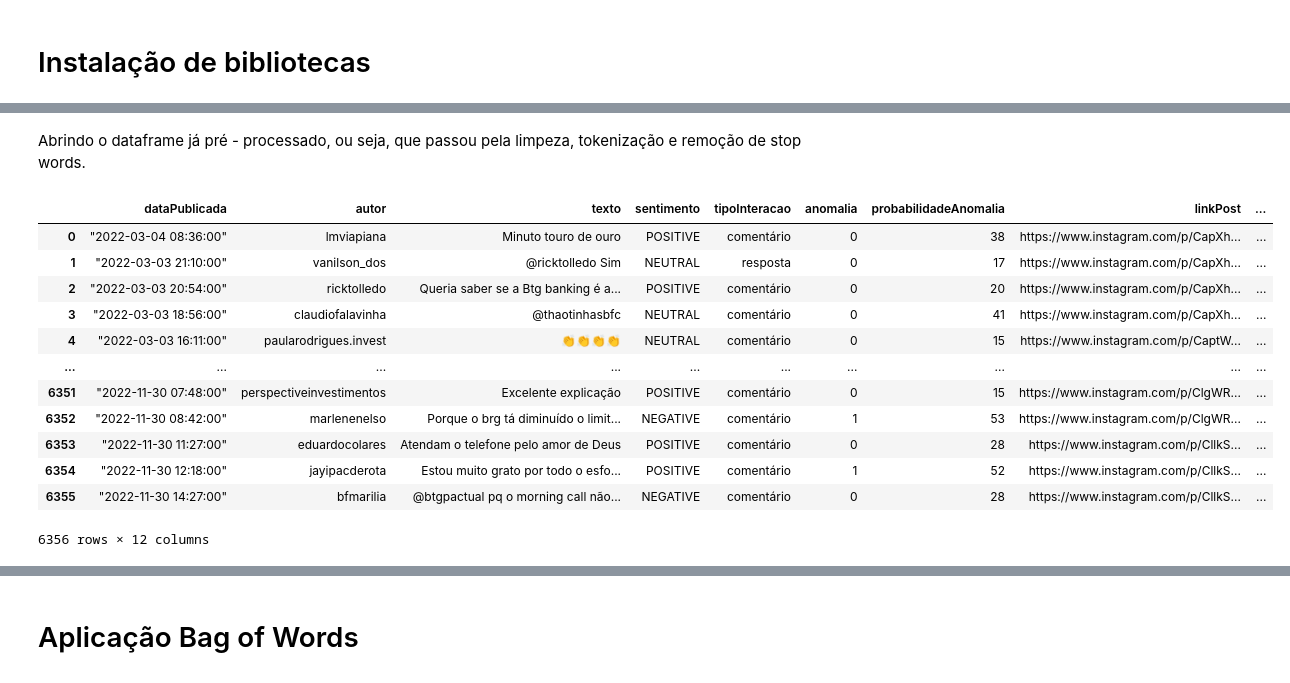
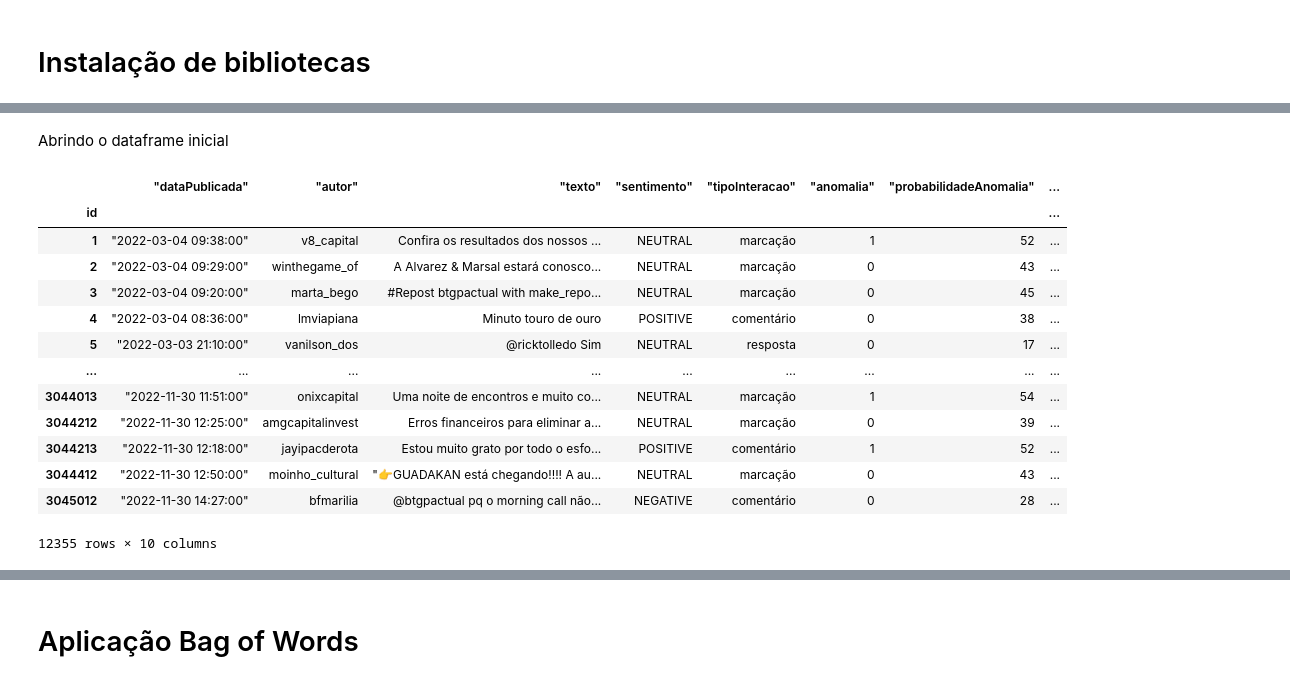
Before and after one commit to 2023M6T4-Inteli/Projeto4, a Jupyter notebook: src/bag_of_words.ipynb, the cells around one changed output, grey strips where cells are left out. Cells and saved outputs as stored; diff of their text form; code cells hidden in the pictures.

Commit message:
ajustes pré processamento, bow e naive bayes

```diff
--- a/src/bag_of_words.ipynb
+++ b/src/bag_of_words.ipynb
@@ -41,20 +100,21 @@ from sklearn.feature_extraction.text import CountVectorizer
 # %% [markdown]
-Abrindo o dataframe já pré - processado, ou seja, que passou pela limpeza, tokenização e remoção de stop words.
+Abrindo o dataframe inicial
 # %%
-pre_processing = pd.read_csv('../output/pre_processamento.csv')
+df = pd.read_excel('../base/base.xlsx', index_col=0)
 # %%
-pre_processing
+df
 # %% [output]
-|  | dataPublicada | autor | texto | sentimento | tipoInteracao | anomalia | probabilidadeAnomalia | linkPost | ... |
-| 0 | "2022-03-04 08:36:00" | lmviapiana | Minuto touro de ouro | POSITIVE | comentário | 0 | 38 | https://www.instagram.com/p/CapXh... | ... |
-| 1 | "2022-03-03 21:10:00" | vanilson_dos | @ricktolledo Sim | NEUTRAL | resposta | 0 | 17 | https://www.instagram.com/p/CapXh... | ... |
-| 2 | "2022-03-03 20:54:00" | ricktolledo | Queria saber se a Btg banking é a... | POSITIVE | comentário | 0 | 20 | https://www.instagram.com/p/CapXh... | ... |
-| 3 | "2022-03-03 18:56:00" | claudiofalavinha | @thaotinhasbfc | NEUTRAL | comentário | 0 | 41 | https://www.instagram.com/p/CapXh... | ... |
-| 4 | "2022-03-03 16:11:00" | paularodrigues.invest | 👏👏👏👏 | NEUTRAL | comentário | 0 | 15 | https://www.instagram.com/p/CaptW... | ... |
-| ... | ... | ... | ... | ... | ... | ... | ... | ... | ... |
-| 6351 | "2022-11-30 07:48:00" | perspectiveinvestimentos | Excelente explicação | POSITIVE | comentário | 0 | 15 | https://www.instagram.com/p/ClgWR... | ... |
-| 6352 | "2022-11-30 08:42:00" | marlenenelso | Porque o brg tá diminuído o limit... | NEGATIVE | comentário | 1 | 53 | https://www.instagram.com/p/ClgWR... | ... |
-| 6353 | "2022-11-30 11:27:00" | eduardocolares | Atendam o telefone pelo amor de Deus | POSITIVE | comentário | 0 | 28 | https://www.instagram.com/p/CllkS... | ... |
-| 6354 | "2022-11-30 12:18:00" | jayipacderota | Estou muito grato por todo o esfo... | POSITIVE | comentário | 1 | 52 | https://www.instagram.com/p/CllkS... | ... |
-| 6355 | "2022-11-30 14:27:00" | bfmarilia | @btgpactual pq o morning call não... | NEGATIVE | comentário | 0 | 28 | https://www.instagram.com/p/CllkS... | ... |
+|  | "dataPublicada" | "autor" | "texto" | "sentimento" | "tipoInteracao" | "anomalia" | "probabilidadeAnomalia" | ... |
+| id |  |  |  |  |  |  |  | ... |
+| 1 | "2022-03-04 09:38:00" | v8_capital | Confira os resultados dos nossos ... | NEUTRAL | marcação | 1 | 52 | ... |
+| 2 | "2022-03-04 09:29:00" | winthegame_of | A Alvarez & Marsal estará conosco... | NEUTRAL | marcação | 0 | 43 | ... |
+| 3 | "2022-03-04 09:20:00" | marta_bego | #Repost btgpactual with make_repo... | NEUTRAL | marcação | 0 | 45 | ... |
+| 4 | "2022-03-04 08:36:00" | lmviapiana | Minuto touro de ouro | POSITIVE | comentário | 0 | 38 | ... |
+| 5 | "2022-03-03 21:10:00" | vanilson_dos | @ricktolledo Sim | NEUTRAL | resposta | 0 | 17 | ... |
+| ... | ... | ... | ... | ... | ... | ... | ... | ... |
+| 3044013 | "2022-11-30 11:51:00" | onixcapital | Uma noite de encontros e muito co... | NEUTRAL | marcação | 1 | 54 | ... |
+| 3044212 | "2022-11-30 12:25:00" | amgcapitalinvest | Erros financeiros para eliminar a... | NEUTRAL | marcação | 0 | 39 | ... |
+| 3044213 | "2022-11-30 12:18:00" | jayipacderota | Estou muito grato por todo o esfo... | POSITIVE | comentário | 1 | 52 | ... |
+| 3044412 | "2022-11-30 12:50:00" | moinho_cultural | "👉GUADAKAN está chegando!!!! A au... | NEUTRAL | marcação | 0 | 43 | ... |
+| 3045012 | "2022-11-30 14:27:00" | bfmarilia | @btgpactual pq o morning call não... | NEGATIVE | comentário | 0 | 28 | ... |
-6356 rows × 12 columns
+12355 rows × 10 columns
```
Also changed, not shown: parts of 40 cells of this notebook, 2 other files.
